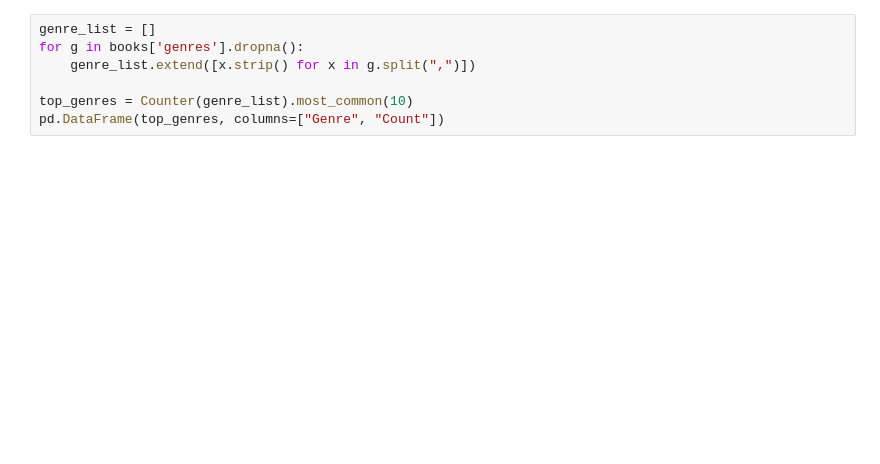
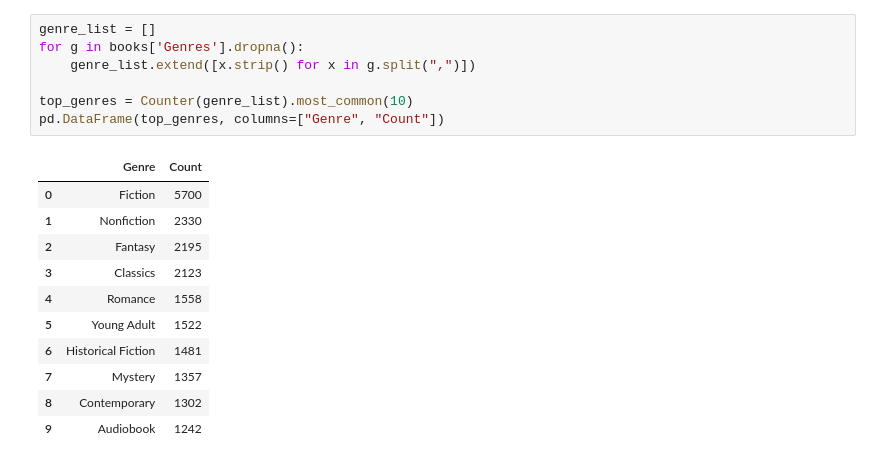
Before and after one commit to Gitanjali1909/Book-Recommendation-system, a Jupyter notebook: notebooks/eda.ipynb, the cells around one changed output. Saved outputs shown, nothing was run; the diff lists cells and outputs as text; blank space fills up the shorter version.

```diff
--- a/notebooks/eda.ipynb
+++ b/notebooks/eda.ipynb
@@ -23,8 +70,20 @@ plt.show()
 # %%
 genre_list = []
-for g in books['genres'].dropna():
+for g in books['Genres'].dropna():
     genre_list.extend([x.strip() for x in g.split(",")])
 
 top_genres = Counter(genre_list).most_common(10)
 pd.DataFrame(top_genres, columns=["Genre", "Count"])
+# %% [output]
+|  | Genre | Count |
+| 0 | Fiction | 5700 |
+| 1 | Nonfiction | 2330 |
+| 2 | Fantasy | 2195 |
+| 3 | Classics | 2123 |
+| 4 | Romance | 1558 |
+| 5 | Young Adult | 1522 |
+| 6 | Historical Fiction | 1481 |
+| 7 | Mystery | 1357 |
+| 8 | Contemporary | 1302 |
+| 9 | Audiobook | 1242 |
 # %%
```
Also changed, not shown: parts of 8 cells of this notebook.
